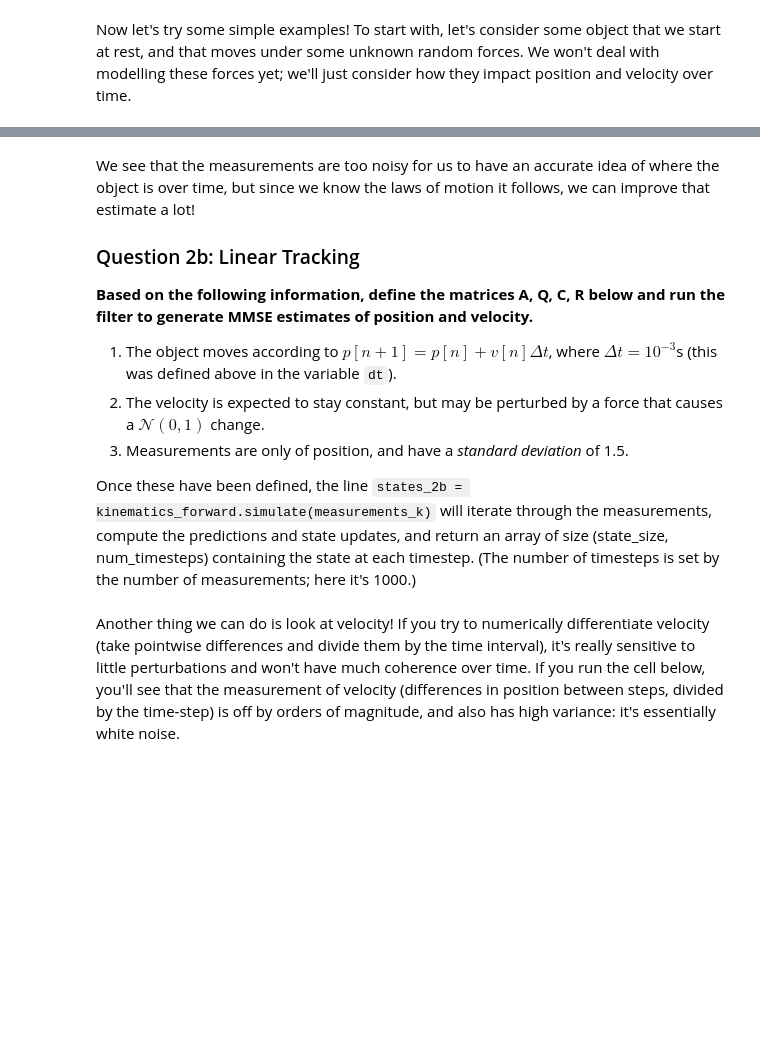
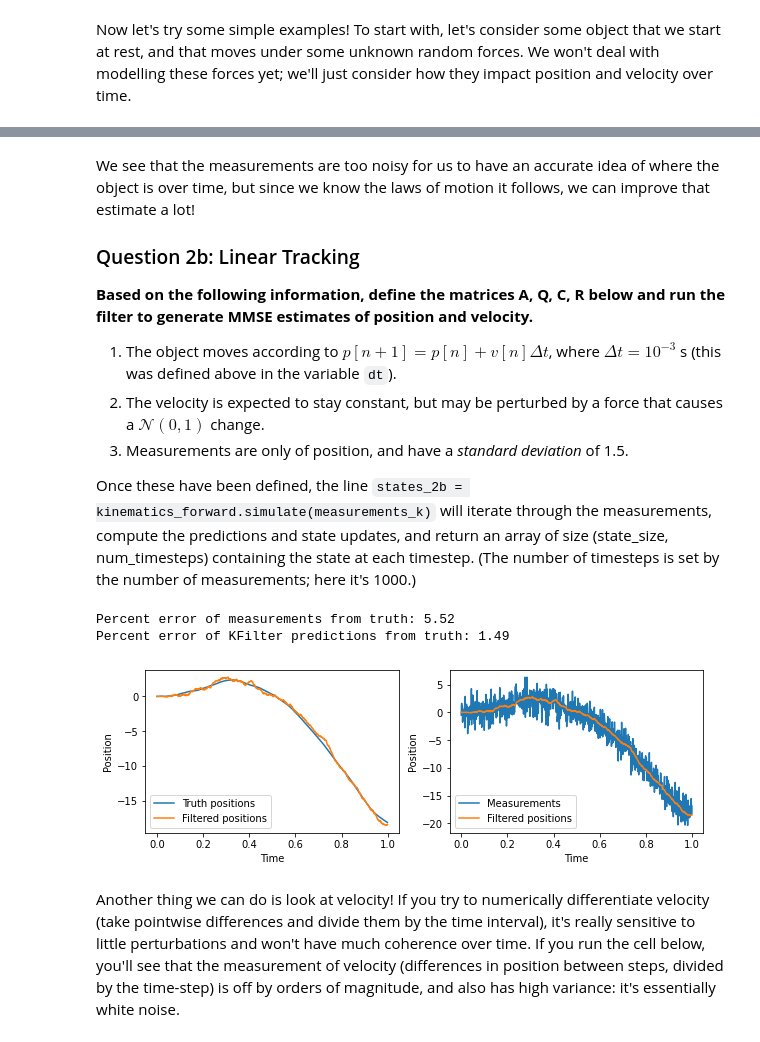
Before and after one commit to PKUFlyingPig/EECS126, a Jupyter notebook: labs/my_solution/lab9/kalman.ipynb, the cells around one changed output, grey strips where cells are left out. Cells and saved outputs as stored; diff of their text form; code cells hidden in the pictures; blank space fills up the shorter version.

```diff
--- a/labs/my_solution/lab9/kalman.ipynb
+++ b/labs/my_solution/lab9/kalman.ipynb
@@ -110,38 +116,38 @@ K_n = \Sigma_{n + 1 \mid n} C^\intercal (C \Sigma_{n + 1 \mid n} C^\intercal + \
 # %%
 class KFilter(AbstractKFilter):
     def __init__(self, A, Q, C, R, state=None):
-        self.A = A
-        self.Q = Q
-        self.C = C
-        self.R = R
-        self.s = A.shape[0]
-        self.m = C.shape[0]
+        self.A = A # state transition matrix
+        self.Q = Q # process noise covariance
+        self.C = C # measurement matrix
+        self.R = R # measurement noise covariance
+        self.s = A.shape[0] # state size
+        self.m = C.shape[0] # measurement size
         if state is None:
             self.state = np.zeros(self.s)
         else:
             self.state = state
-        self.prev_P = np.zeros((self.s, self.s))
-        self.P = np.zeros((self.s, self.s))
+        self.prev_P = np.zeros((self.s, self.s)) # previous covariance
+        self.P = np.zeros((self.s, self.s))      # current covariance
         self.steady_state = False
 
     def predict(self):
         self.prev_P = copy.deepcopy(self.P)
         ### BEGIN YOUR SOLUTION
-        self.state =
-        self.P =
+        self.state = self.A @ self.state
+        self.P = self.A @ self.P @ self.A.T + self.Q
         ### END YOUR SOLUTION
 
     def update(self, measurement):
         if not self.steady_state:
             ### BEGIN YOUR SOLUTION
-            self.K =
-            self.P =
+            self.K = self.P @ self.C.T @ np.linalg.inv(self.C @ self.P @ self.C.T + self.R)
+            self.P -= self.K @ (self.C @ self.P)
             ### END YOUR SOLUTION
             if np.allclose(self.P, self.prev_P):
                 self.steady_state = True
         ### BEGIN YOUR SOLUTION
-        innovation =
-        self.state =
+        innovation = measurement - self.C @ self.state
+        self.state = self.state + self.K @ innovation
         ### END YOUR SOLUTION
 # %% [markdown]
 You can run the following test to verify your code.
@@ -181,36 +192,41 @@ We see that the measurements are too noisy for us to have an accurate idea of wh
 
 ### Question 2b: Linear Tracking
 **Based on the following information, define the matrices A, Q, C, R below and run the filter to generate MMSE estimates of position and velocity.**
-1. The object moves according to $p[n+1] = p[n] + v[n] \Delta t$, where $\Delta t = 10^{-3}$s (this was defined above in the variable `dt`).
+1. The object moves according to $ p[n+1] = p[n] + v[n] \Delta t $, where $ \Delta t = 10^{-3} $ s (this was defined above in the variable `dt`).
 2. The velocity is expected to stay constant, but may be perturbed by a force that causes a $\mathcal{N}(0, 1)$ change.
 3. Measurements are only of position, and have a *standard deviation* of 1.5.
 
 Once these have been defined, the line `states_2b = kinematics_forward.simulate(measurements_k)` will iterate through the measurements, compute the predictions and state updates, and return an array of size (state_size, num_timesteps) containing the state at each timestep. (The number of timesteps is set by the number of measurements; here it's 1000.)
 # %%
 ### BEGIN YOUR SOLUTION
-A = ...
-Q = ...
-C = ...
-R = ...
+A = np.array([[1, dt], [0, 1]])
+Q = np.array([[dt**2, dt], [dt, 1]])
+#Q = np.array([[0, 0], [0, 1]])
+C = np.array([[1, 0]])
+R = np.array([[2.25]])
 ### END YOUR SOLUTION
 kinematics_forward = KFilter(A, Q, C, R)
 states_2b = kinematics_forward.simulate(measurements_k)
 # %%
 fig, axs = plt.subplots(1, 2, figsize=(10, 3))
 axs[0].plot(times, kinematics_data["truth_p"], label='Truth positions')
-axs[0].plot(times, ..., label='Filtered positions') # YOUR ESTIMATE HERE
+axs[0].plot(times, states_2b[0], label='Filtered positions') # YOUR ESTIMATE HERE
 axs[0].legend()
 axs[0].set_xlabel('Time')
 axs[0].set_ylabel('Position')
 axs[1].plot(times, measurements_k, label='Measurements')
-axs[1].plot(times, ..., label='Filtered positions') # YOUR ESTIMATE HERE
+axs[1].plot(times, states_2b[0], label='Filtered positions') # YOUR ESTIMATE HERE
 axs[1].legend()
 axs[1].set_xlabel('Time')
 axs[1].set_ylabel('Position')
 pos_error_measurements = percent_rms_err(kinematics_data['truth_p'], measurements_k)
-pos_error_predictions = percent_rms_err(kinematics_data['truth_p'], ...) # YOUR ESTIMATE HERE
+pos_error_predictions = percent_rms_err(kinematics_data['truth_p'], states_2b[0]) # YOUR ESTIMATE HERE
 print(f'Percent error of measurements from truth: {pos_error_measurements:.2f}')
 print(f'Percent error of KFilter predictions from truth: {pos_error_predictions:.2f}')
+# %% [output]
+Percent error of measurements from truth: 5.52
+Percent error of KFilter predictions from truth: 1.49
+[figure, added]
 # %% [markdown]
 Another thing we can do is look at velocity! If you try to numerically differentiate velocity (take pointwise differences and divide them by the time interval), it's really sensitive to little perturbations and won't have much coherence over time. If you run the cell below, you'll see that the measurement of velocity (differences in position between steps, divided by the time-step) is off by orders of magnitude, and also has high variance: it's essentially white noise.
 # %%
```
Also changed, not shown: parts of 27 cells of this notebook, 1 other file.
